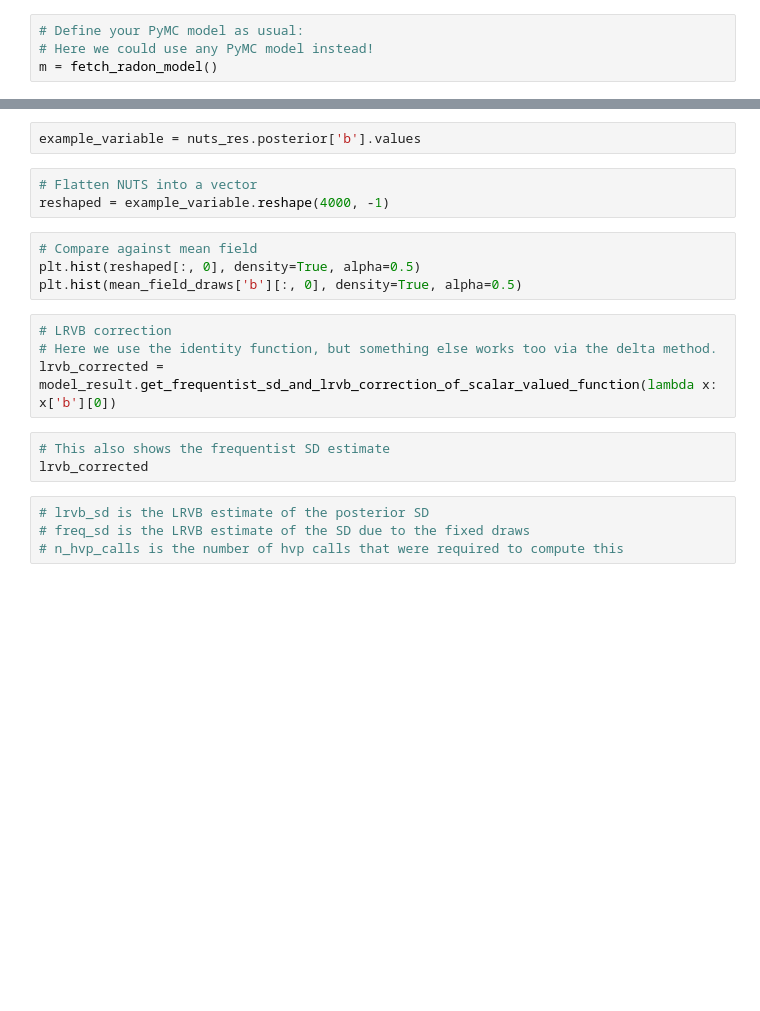
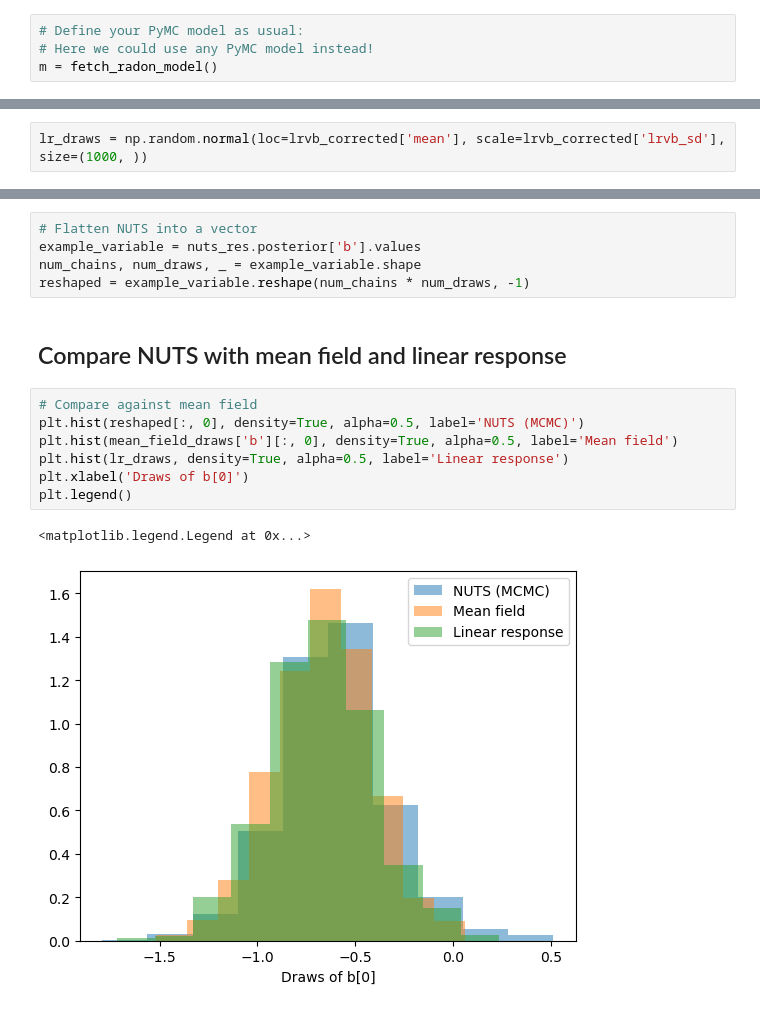
Before and after one commit to martiningram/dadvi, a Jupyter notebook: jupyter/Radon example.ipynb, the cells around one changed output, grey strips where cells are left out. Drawn from its saved outputs; the diff is of its cells as text; blank space fills up the shorter version.

Commit message:
extra stuff in Radon example

```diff
--- a/jupyter/Radon example.ipynb
+++ b/jupyter/Radon example.ipynb
@@ -63,0 +130,2 @@ model_result.get_posterior_standard_deviations_mean_field()
+# %%
+lr_draws = np.random.normal(loc=lrvb_corrected['mean'], scale=lrvb_corrected['lrvb_sd'], size=(1000, ))
@@ -68,20 +147,17 @@ with m as model:
-# %%
-example_variable = nuts_res.posterior['b'].values
 # %%
 # Flatten NUTS into a vector
-reshaped = example_variable.reshape(4000, -1)
+example_variable = nuts_res.posterior['b'].values
+num_chains, num_draws, _ = example_variable.shape
+reshaped = example_variable.reshape(num_chains * num_draws, -1)
+# %% [markdown]
+## Compare NUTS with mean field and linear response
 # %%
 # Compare against mean field
-plt.hist(reshaped[:, 0], density=True, alpha=0.5)
-plt.hist(mean_field_draws['b'][:, 0], density=True, alpha=0.5)
+plt.hist(reshaped[:, 0], density=True, alpha=0.5, label='NUTS (MCMC)')
+plt.hist(mean_field_draws['b'][:, 0], density=True, alpha=0.5, label='Mean field')
+plt.hist(lr_draws, density=True, alpha=0.5, label='Linear response')
+plt.xlabel('Draws of b[0]')
+plt.legend()
+# %% [output]
+<matplotlib.legend.Legend at 0x...>
+[figure, added]
-# %%
-# LRVB correction
-# Here we use the identity function, but something else works too via the delta method.
-lrvb_corrected = model_result.get_frequentist_sd_and_lrvb_correction_of_scalar_valued_function(lambda x: x['b'][0])
-# %%
-# This also shows the frequentist SD estimate
-lrvb_corrected
-# %%
-# lrvb_sd is the LRVB estimate of the posterior SD
-# freq_sd is the LRVB estimate of the SD due to the fixed draws
-# n_hvp_calls is the number of hvp calls that were required to compute this
```
Also changed, not shown: parts of 12 cells of this notebook, 1 other file.
